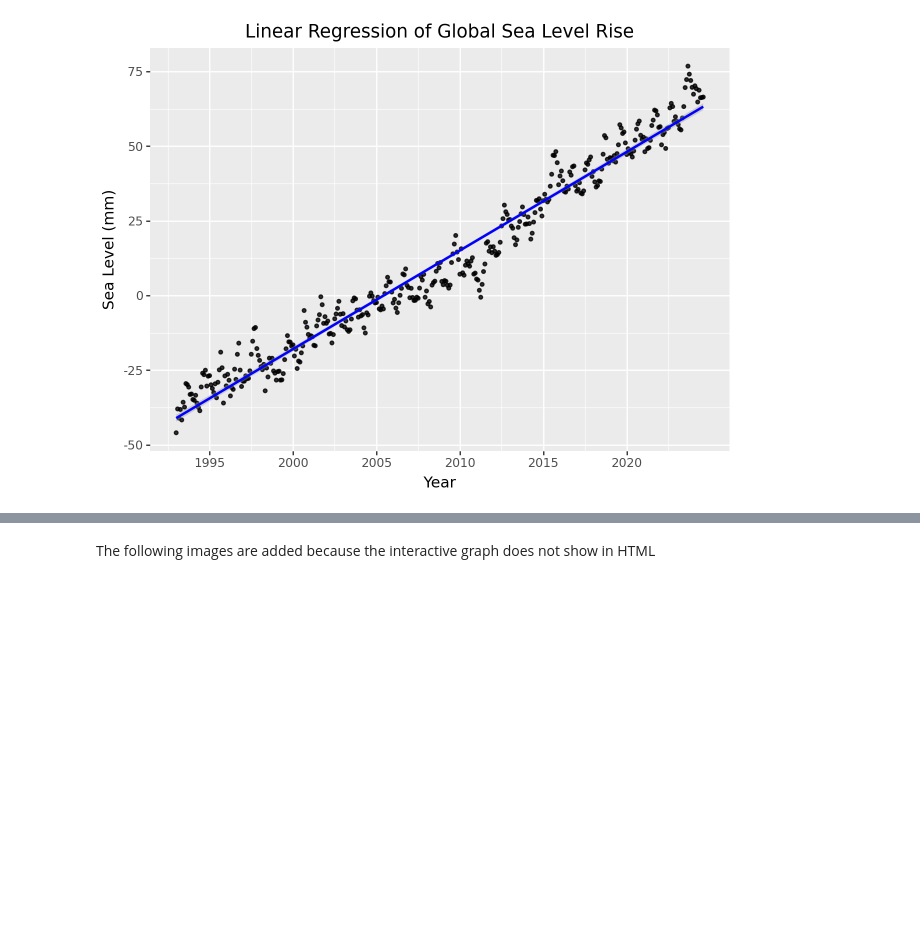
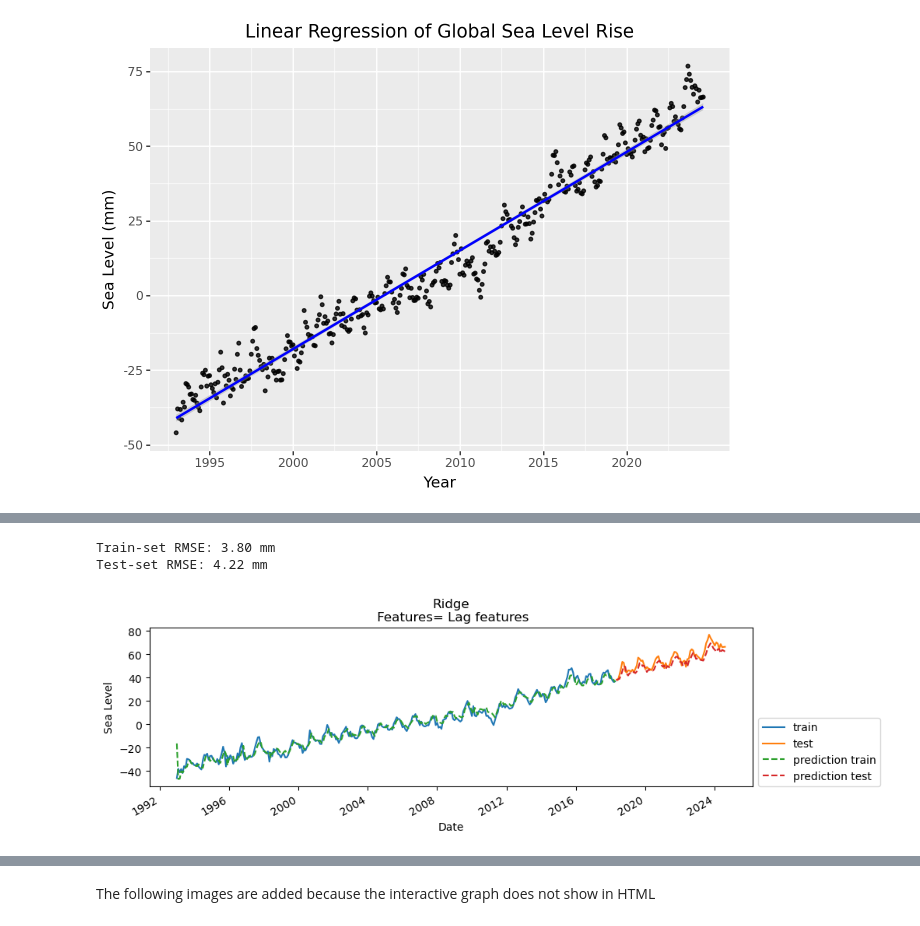
Before and after one commit to Arcyill/ECON-323-Project, a Jupyter notebook: Main.ipynb, the cells around one changed output, grey strips where cells are left out. Drawn from its saved outputs; the diff is of its cells as text; code cells hidden in the pictures; blank space fills up the shorter version.

Commit message:
Added Time Series Model

```diff
--- a/Main.ipynb
+++ b/Main.ipynb
@@ -358,0 +477,11 @@ Following this the model will be used to make future prediction on sea level ris
+# %%
+X = (
+    sea_level_filtered.index.astype("int64").values.reshape(-1, 1) // 10 ** 9
+)  # convert to POSIX time by dividing by 10**9
+y = sea_level_filtered["Sea Level (mm)"].values
+
+y_train = train.values
+y_test = test.values
+# convert to POSIX time by dividing by 10**9
+X_train = train.index.astype("int64").values.reshape(-1, 1) // 10 ** 9
+X_test = test.index.astype("int64").values.reshape(-1, 1) // 10 ** 9
@@ -358,0 +608,8 @@ Following this the model will be used to make future prediction on sea level ris
+# %%
+def create_lag_df(df, lag, cols):
+    return df.assign(
+        **{f"{col}-{n}": df[col].shift(n) for n in range(1, lag + 1) for col in cols}
+    )
+
+sealevel_lag = create_lag_df(sea_level_filtered, 5, ['Sea Level (mm)'] )
+sealevel_lag.head()
@@ -358,0 +624,3 @@ Following this the model will be used to make future prediction on sea level ris
+# %%
+X_lag_features = sealevel_lag.drop(columns = ['Sea Level (mm)']).to_numpy()
+X_lag_features
@@ -358,0 +641,12 @@ Following this the model will be used to make future prediction on sea level ris
+# %%
+from sklearn.linear_model import Ridge
+
+n_train = int(len(sea_level_filtered) * 0.8)
+xtick_labels = sea_level_filtered.index
+
+lr = Ridge()
+eval_on_features(X_lag_features, y, lr, n_train = n_train, xtick_labels = xtick_labels, feat_names="Lag features", impute="yes")
+# %% [output]
+Train-set RMSE: 3.80 mm
+Test-set RMSE: 4.22 mm
+[figure, added]
```
Also changed, not shown: parts of 38 cells of this notebook, 1 other file.
